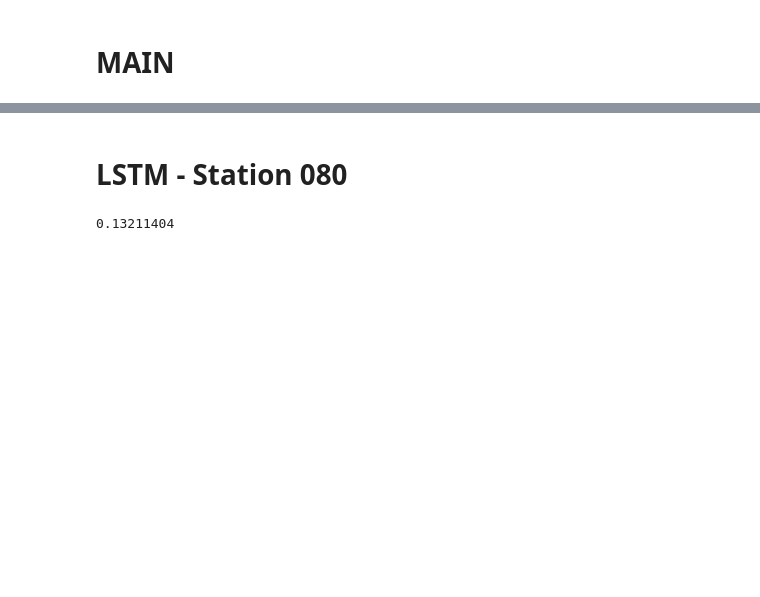
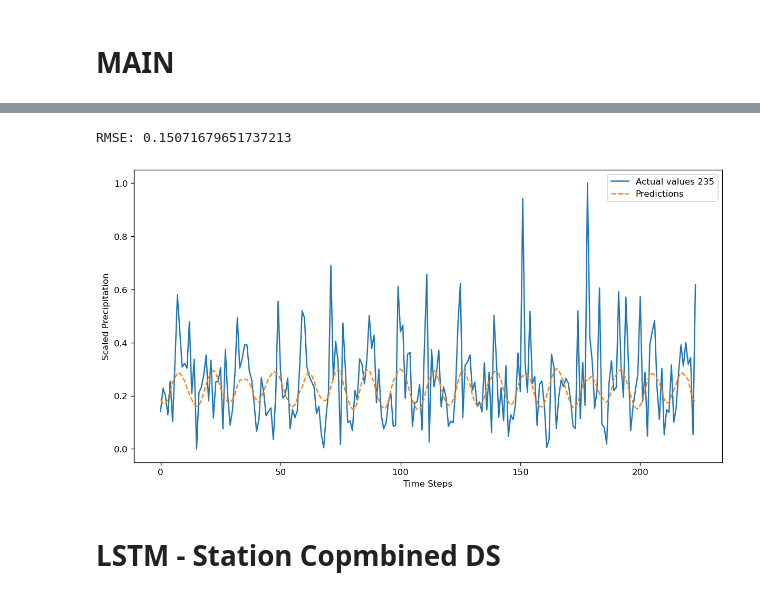
Before and after one commit to rmsryu/spark-climate-data, a Jupyter notebook: 03_LSTM.ipynb, the cells around one changed output, grey strips where cells are left out. Cells and saved outputs as stored; diff of their text form; code cells hidden in the pictures; blank space fills up the shorter version.

```diff
--- a/03_LSTM.ipynb
+++ b/03_LSTM.ipynb
@@ -479,2 +547,14 @@ RMSE: 0.2143934965133667
+# %%
+print(f"RMSE: {rmse}")
+plt.figure(figsize=(12, 6))
+plt.plot(test_y, label=f'Actual values {station}')
+plt.plot(predictions, label='Predictions', linestyle='dashed')
+plt.xlabel('Time Steps')
+plt.ylabel('Scaled Precipitation')
+plt.legend()
+plt.show()
+# %% [output]
+RMSE: 0.15071679651737213
+[figure, added]
 # %% [markdown]
-# LSTM - Station 080
+# LSTM - Station Copmbined DS
@@ -484,4 +560,0 @@ rmse_filtered_dict = {k: v for k, v in stations_lstm_results.items() if v < 2}
-# %%
-rmse_filtered_dict['080']
-# %% [output]
-0.13211404
```
Also changed, not shown: parts of 19 cells of this notebook, 3 other files.
